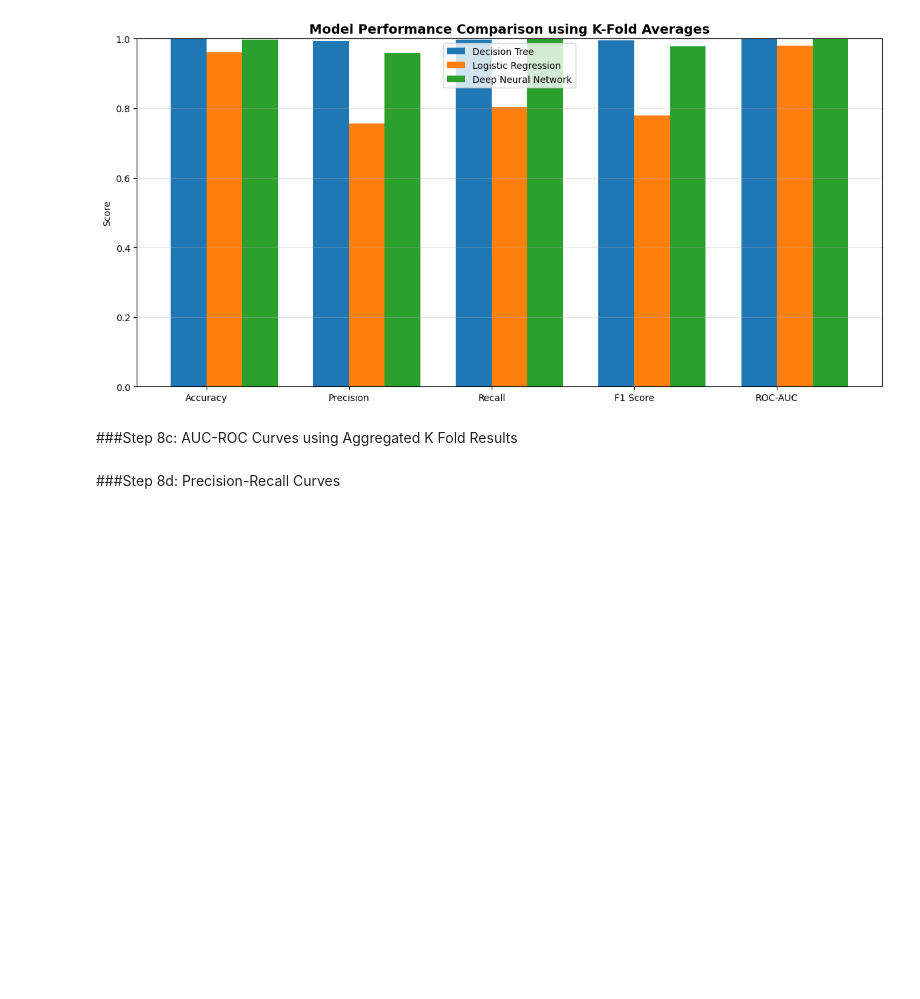
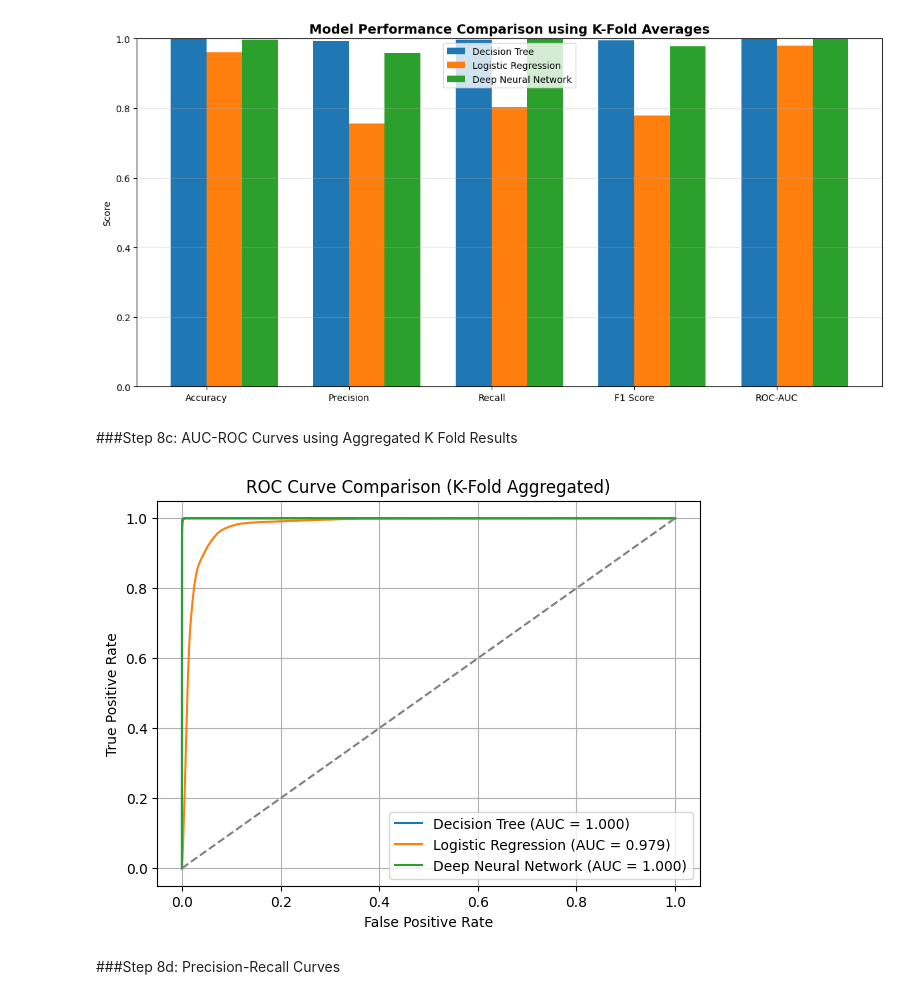
Before and after one commit to COMP3608-Group-12/Project, a Jupyter notebook: Group_12_Dataset_2.ipynb, the cells around one changed output. Drawn from its saved outputs; the diff is of its cells as text; code cells hidden in the pictures; blank space fills up the shorter version.

Commit message:
Plotted ROC curves for the 3 models

```diff
--- a/Group_12_Dataset_2.ipynb
+++ b/Group_12_Dataset_2.ipynb
@@ -109,6 +109,9 @@ kf = StratifiedKFold(n_splits=10, shuffle=True, random_state=42)
 
 # Store results
 all_results = []
+
+all_y_true_dt = []
+all_y_prob_dt = []
 
 # Manual KFold Loop
 for fold, (train_index, test_index) in enumerate(kf.split(X, y), 1):
@@ -129,6 +132,9 @@ for fold, (train_index, test_index) in enumerate(kf.split(X, y), 1):
     # Predict on test data
     y_pred = model_dt.predict(X_test)
     y_prob = model_dt.predict_proba(X_test)[:, 1]
+
+    all_y_true_dt.extend(y_test)
+    all_y_prob_dt.extend(y_prob)
 
     #Performance metrics
     results = {
@@ -237,6 +243,9 @@ def create_dnn_model(input_dim):
 kf = StratifiedKFold(n_splits=10, shuffle=True, random_state=42)
 all_results = []
 
+all_y_true_dnn = []
+all_y_prob_dnn = []
+
 #Manual K-Fold loop
 for fold, (train_index, test_index) in enumerate(kf.split(X, y), 1):
     print(f"\n================== Fold {fold} ==================")
@@ -272,6 +281,9 @@ for fold, (train_index, test_index) in enumerate(kf.split(X, y), 1):
     y_prob = model.predict(X_test_scaled, verbose = 1).flatten()
     y_pred = (y_prob > 0.5).astype(float)
 
+    all_y_true_dnn.extend(y_test)
+    all_y_prob_dnn.extend(y_prob)
+
     #Performance Metrics
     results = {
         'Accuracy': accuracy_score(y_test, y_pred),
@@ -340,6 +352,9 @@ kf = StratifiedKFold(n_splits=10, shuffle=True, random_state=42)
 
 # Store results
 lr_fold_results = []
+
+all_y_true_lr = []
+all_y_prob_lr = []
 
 #Threshold was added bc initial run the precision was very low
 threshold = 0.8
@@ -368,6 +383,9 @@ for fold, (train_index, test_index) in enumerate(kf.split(X, y), 1):
     # Predict on test data
     y_prob = model_lr.predict_proba(X_test_scaled)[:, 1]
     y_pred = (y_prob > threshold).astype(int)
+
+    all_y_true_lr.extend(y_test)
+    all_y_prob_lr.extend(y_prob)
 
     #Performance metrics
     results = {
@@ -520,6 +538,43 @@ plt.show()
 [figure]
 # %% [markdown]
 ###Step 8c: AUC-ROC Curves using Aggregated K Fold Results
+# %%
+#AUC-ROC Curves for 3 algorithms
+from sklearn.metrics import roc_curve, auc
+import matplotlib.pyplot as plt
+
+plt.figure(figsize=(7,5))
+
+# Decision Tree
+fpr_dt, tpr_dt, _ = roc_curve(all_y_true_dt, all_y_prob_dt)
+auc_dt = auc(fpr_dt, tpr_dt)
+plt.plot(fpr_dt, tpr_dt, label=f"Decision Tree (AUC = {auc_dt:.3f})")
+
+# Logistic Regression
+fpr_lr, tpr_lr, _ = roc_curve(all_y_true_lr, all_y_prob_lr)
+auc_lr = auc(fpr_lr, tpr_lr)
+plt.plot(fpr_lr, tpr_lr, label=f"Logistic Regression (AUC = {auc_lr:.3f})")
+
+# Deep Neural Network
+fpr_dnn, tpr_dnn, _ = roc_curve(all_y_true_dnn, all_y_prob_dnn)
+auc_dnn = auc(fpr_dnn, tpr_dnn)
+plt.plot(fpr_dnn, tpr_dnn, label=f"Deep Neural Network (AUC = {auc_dnn:.3f})")
+
+# Plotting curves
+
+#Drawing baseline
+plt.plot([0,1], [0,1], '--', color='gray')
+
+
+plt.xlabel("False Positive Rate")
+plt.ylabel("True Positive Rate")
+plt.title("ROC Curve Comparison (K-Fold Aggregated)")
+plt.legend()
+plt.grid()
+
+plt.show()
+# %% [output]
+[figure, added]
 # %% [markdown]
 ###Step 8d: Precision-Recall Curves
 # %% [markdown]
```
